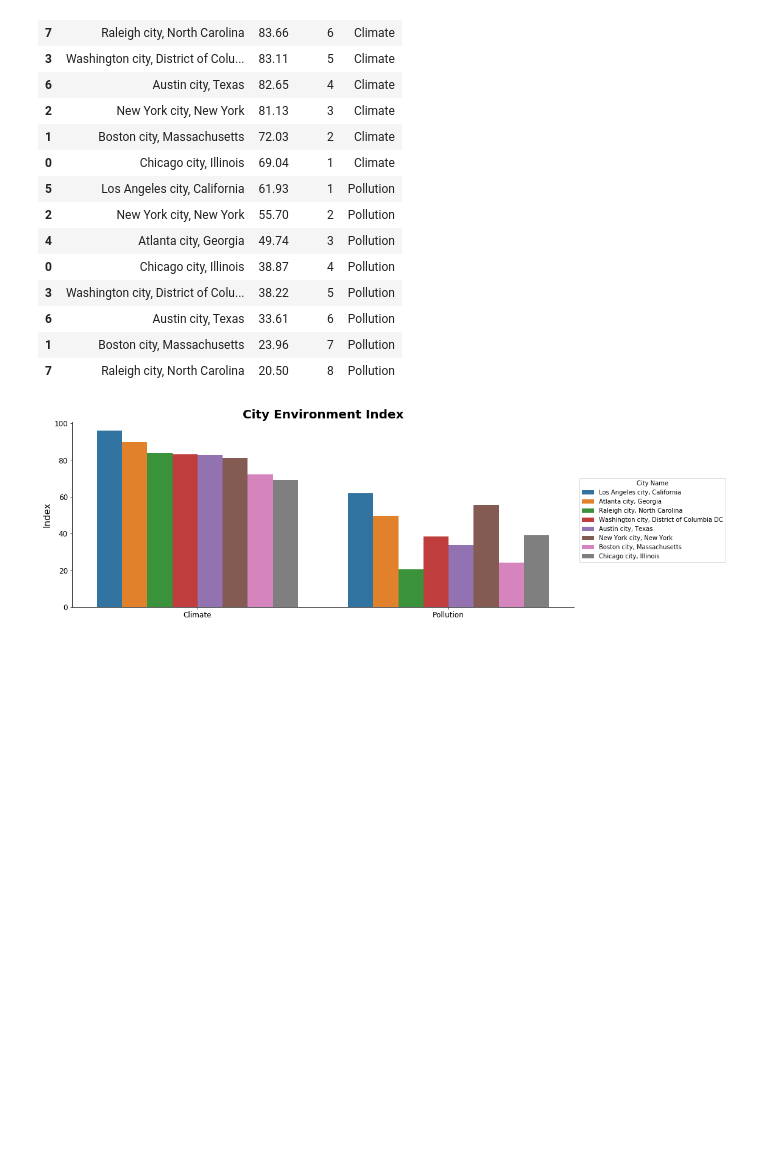
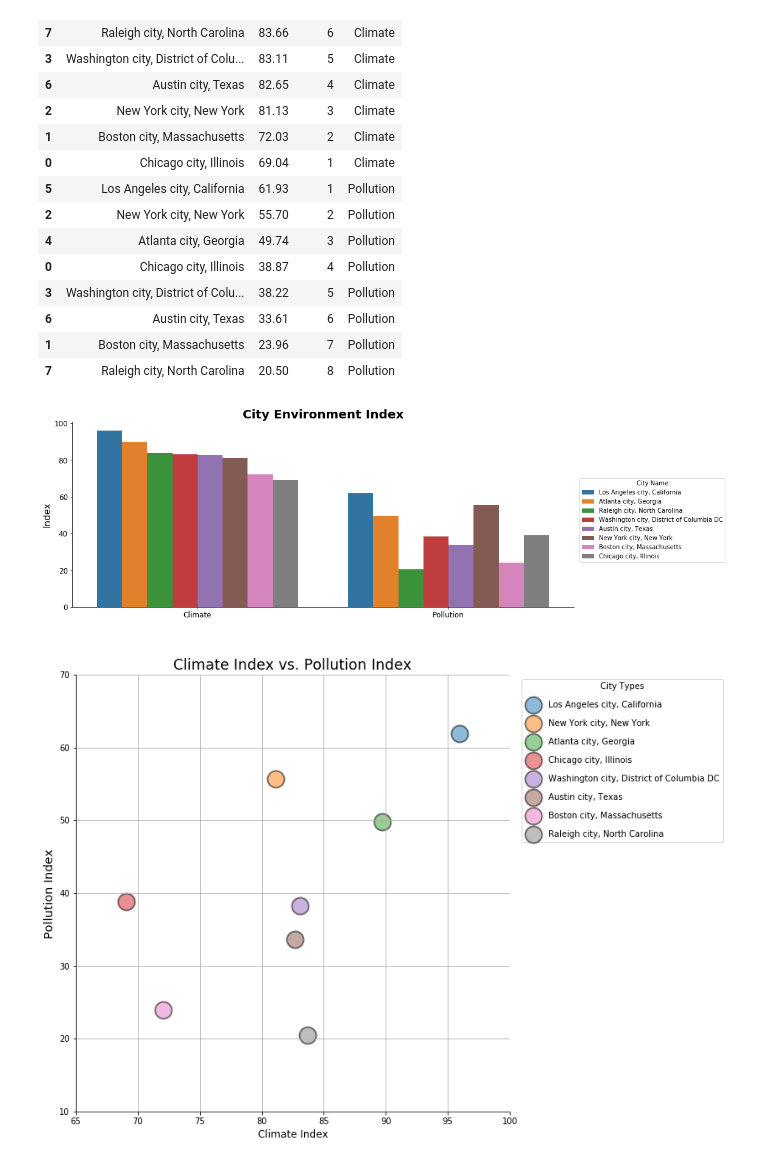
Before and after one commit to indranik/BC_Project1, a Jupyter notebook: Amenities_Niyati/Plots/Amazon_nearby_Environ-index_Ranking.ipynb, the cells around one changed output. Saved outputs shown, nothing was run; the diff lists cells and outputs as text; code cells hidden in the pictures; blank space fills up the shorter version.

Commit message:
Added amazon city and sites slide to ppt

```diff
--- a/Amenities_Niyati/Plots/Amazon_nearby_Environ-index_Ranking.ipynb
+++ b/Amenities_Niyati/Plots/Amazon_nearby_Environ-index_Ranking.ipynb
@@ -22,7 +22,7 @@ env
 # %%
 score = [1,2,3,4,5,6,7,8]
 env = env.sort_values('Climate Index')
-env['Climate Score']=score_climate
+env['Climate Score']=score
 env
 # %% [output]
 |  | City Name | Climate Index | Pollution Index | Climate Score |
@@ -96,3 +96,25 @@ plt.savefig('Save_Figs/Environment_Index.png', bbox_inches='tight')
 plt.show()
 # %% [output]
 [figure]
+# %%
+# Use seaborn to make the scatter plot
+sns.lmplot(x='Climate Index', y='Pollution Index', data=env, fit_reg=False, hue='City Name',
+           legend=False, size=8,
+           scatter_kws={"s":400, 'alpha':0.5, 'edgecolors':'black', 'linewidths':2})
+# Make the grid, set x-limit and y-limit
+plt.grid()
+plt.xlim(65,100)
+plt.ylim(10,70)
+
+# Make x-axis, y-axis & title labels
+plt.title("Climate Index vs. Pollution Index", fontsize="xx-large")
+plt.xlabel("Climate Index", fontsize="large")
+plt.ylabel("Pollution Index", fontsize="x-large")
+
+# Format the legend and plot
+plt.legend(loc='upper right', title='City Types', bbox_to_anchor=(1.5,1), labelspacing=1.2)
+
+plt.savefig('Save_Figs/Climate_vs_Pollution.png', bbox_inches='tight')
+plt.show()
+# %% [output]
+[figure, added]
```
Also changed, not shown: 2 other files.
